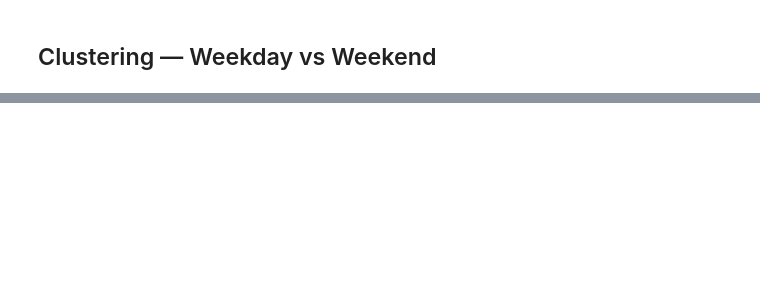
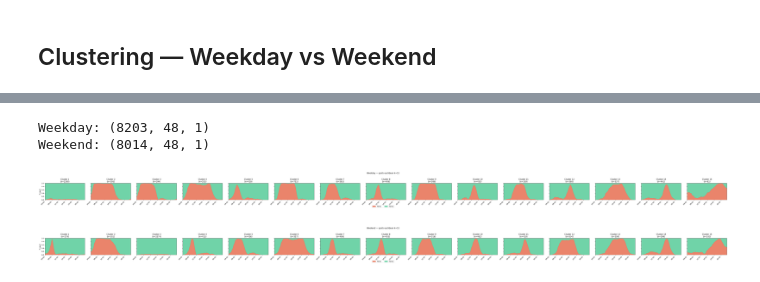
Before and after one commit to AmberJiayuSu/OBGeneration, a Jupyter notebook: assumption/clustered_MC.ipynb, the cells around one changed output, grey strips where cells are left out. Saved outputs shown, nothing was run; the diff lists cells and outputs as text; code cells hidden in the pictures; blank space fills up the shorter version.

Commit message:
Update for Markov-chain-based Occupancy - Process ATUS for clustered occupancy schedule - Create Markov Chain for occupancy schedule

```diff
--- a/assumption/clustered_MC.ipynb
+++ b/assumption/clustered_MC.ipynb
@@ -26,7 +33,7 @@ joined_data = pd.concat([jointed2023, jointed2024], ignore_index=True)
 keep_cols = [
     'TUCASEID', 'TUDIARYDAY', 'TUFINLWGT',
     'TESCHENR', 'TESCHFT', 'TESCHLVL',
-    'TRHHCHILD', 'TRDPFTPT', 'TELFS', 'TRTHH',
+    'TRHHCHILD', 'TRDPFTPT', 'TELFS', 'TRTHH', 'TEAGE',
     'TRCODE', 'TUACTDUR', 'TUSTARTTIM', 'TUSTOPTIME', 'TEWHERE',
 ]
 joined_data = joined_data[[c for c in keep_cols if c in joined_data.columns]]
@@ -143,14 +150,12 @@ state_vectors.head()
 # %%
-from tslearn.clustering import TimeSeriesKMeans
-from sklearn.metrics import silhouette_score
-import pickle, os, time
+
 
 def prepare_2state(df_daytype):
     """Remap sleep+home→0, away→1, ffill gaps, return (n, 96, 1) array."""
     vecs = np.stack(df_daytype['vec'].values).astype(float)   # (n, 96), values 0/1/2/-1
 
     # Remap to binary
-    vecs = np.where(vecs == 2, 1, np.where(vecs < 0, np.nan, 0))
+    vecs = np.where(vecs < 0, np.nan, vecs)
 
     # Forward-fill NaN along time axis, then backward-fill leading NaNs
     for i in range(len(vecs)):
@@ -178,3 +183,6 @@ X_we, ids_we = prepare_2state(we_df)
 
 print(f'Weekday: {X_wd.shape}')
 print(f'Weekend: {X_we.shape}')
+# %% [output]
+Weekday: (8203, 48, 1)
+Weekend: (8014, 48, 1)
@@ -273,0 +235,9 @@ plot_centroids_2state(km_we, labels_we, 'Weekend Clusters')
+# %%
+km_wd, labels_wd, order_wd = quick_cluster(X_wd, 'Weekday', k=15)
+C_wd, D_wd = centroid_distance_matrix(km_wd, order=order_wd, metric='euclidean')
+
+km_we, labels_we, order_we = quick_cluster(X_we, 'Weekend', k=15)
+C_we, D_we = centroid_distance_matrix(km_we, order=order_we, metric='euclidean')
+# %% [output]
+[figure, added]
+[figure, added]
```
Also changed, not shown: parts of 28 cells of this notebook, 10 other files.
